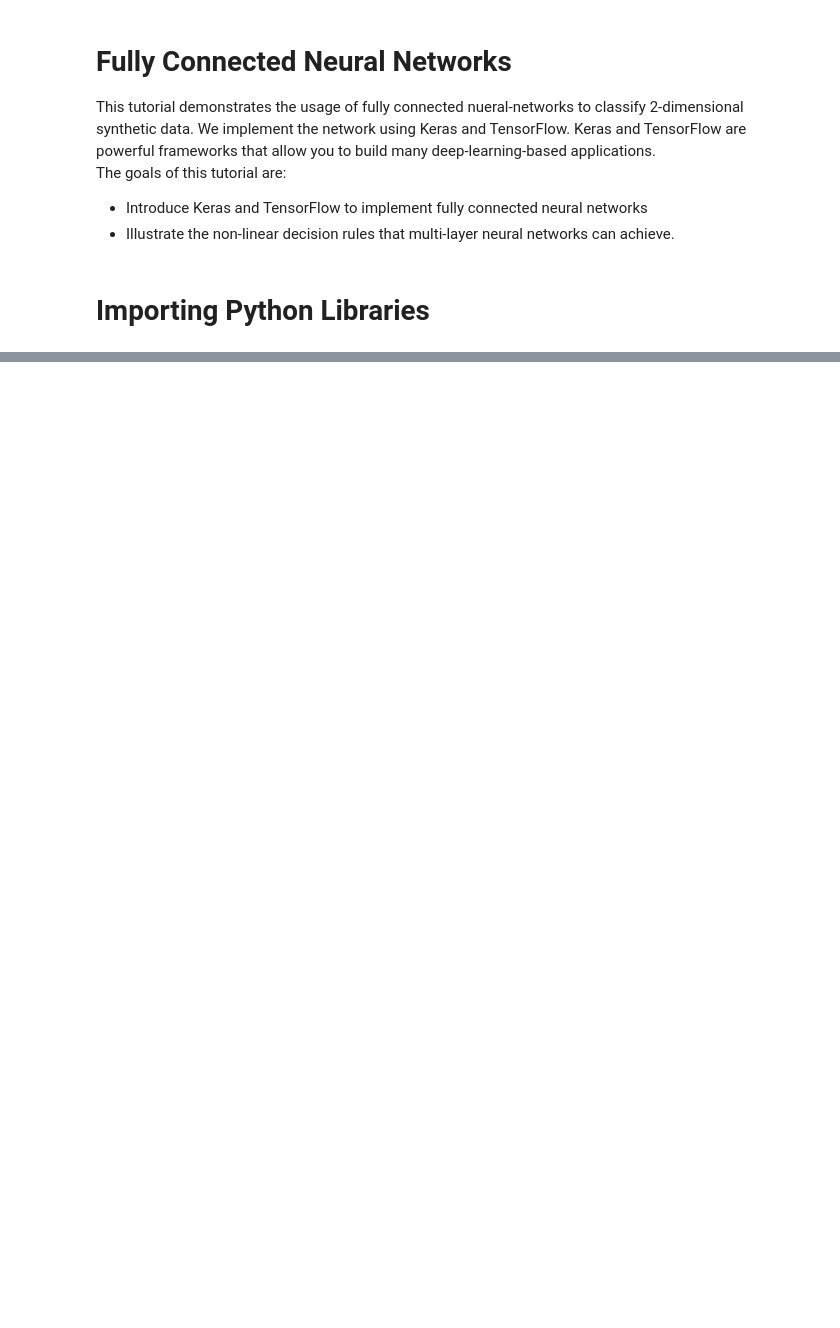
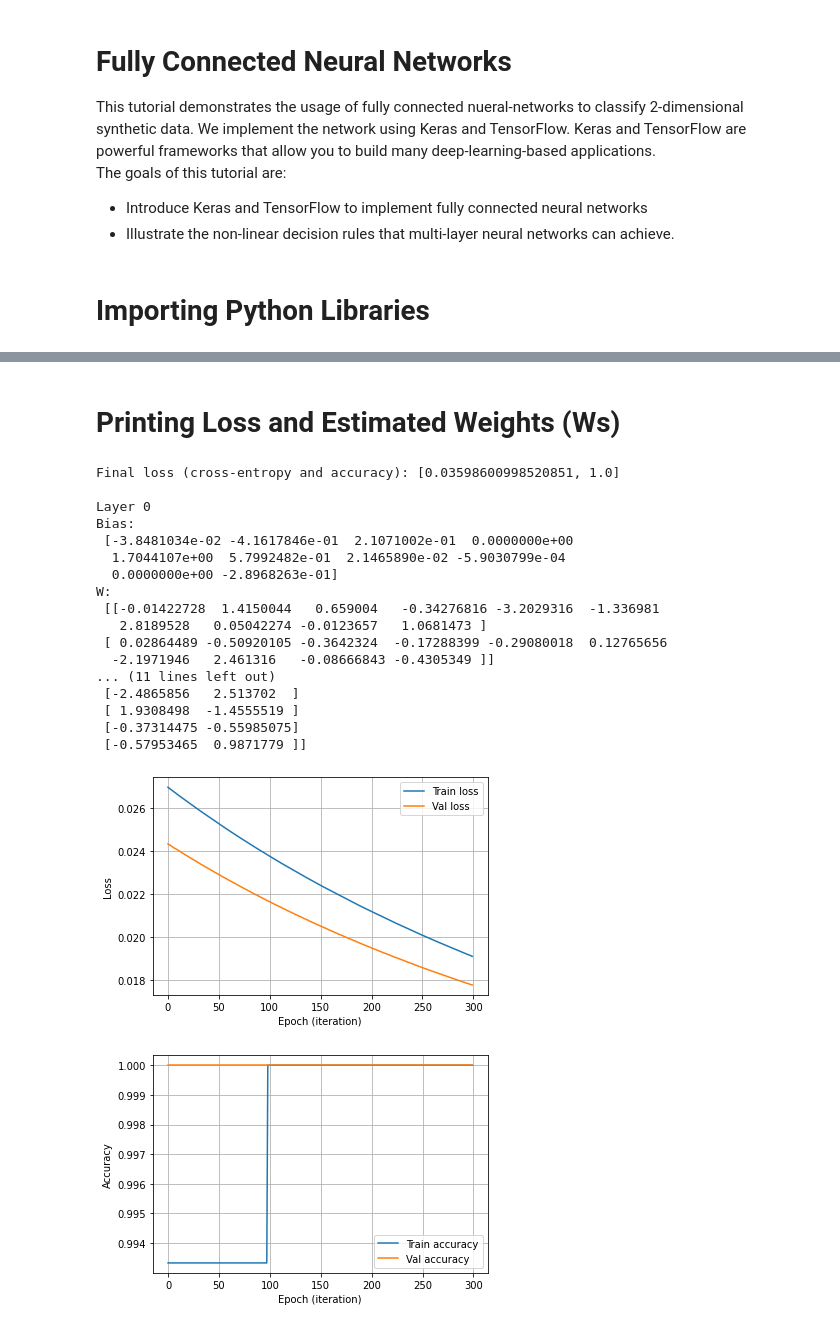
Before and after one commit to jposyluzny/ENEL645, a Jupyter notebook: Lectures/Week 2/DefiningFirstNeuralNet.ipynb, the cells around one changed output, grey strips where cells are left out. Cells and saved outputs as stored; diff of their text form; code cells hidden in the pictures; blank space fills up the shorter version.

```diff
--- a/Lectures/Week 2/DefiningFirstNeuralNet.ipynb
+++ b/Lectures/Week 2/DefiningFirstNeuralNet.ipynb
@@ -44,0 +147,12 @@ ModuleNotFoundError: ignored
+# %%
+def my_model(k, learning_rate = 0.15):
+  inputs = Input(shape=(2,))
+  l1 = Dense(10, activation='relu')(inputs) # relu = rectified layer units
+  out1 = Dense(k, activation='softmax')(l1)
+  model = Model(inputs=inputs, outputs = out1)
+  sgd = SGD(lr=learning_rate)
+  model.compile(optimizer=sgd, loss="categorical_crossentropy", metrics = ["accuracy"])
+  return model
+# %%
+model = my_model(k)
+print(model.summary())
@@ -44,0 +177,6 @@ ModuleNotFoundError: ignored
+# %%
+batch_size = train_split
+nb_epoch = 300
+n = X_train.shape[0] # number of training examples
+history = model.fit(X_train, Y_oh_train, validation_data = (X_val, Y_oh_val),
+                    batch_size=batch_size, epochs=nb_epoch,verbose=1)
@@ -44,0 +201,49 @@ ModuleNotFoundError: ignored
+# %% [markdown]
+# Printing Loss and Estimated Weights (Ws)
+# %%
+loss = model.evaluate(X_test, Y_oh_test, verbose=0)
+print('Final loss (cross-entropy and accuracy):',loss)
+print()
+W = model.get_weights()
+for ii in range(len(W)//2):
+    print("Layer %d" %ii)
+    print('Bias:\n', W[2*ii + 1])
+    print('W:\n', W[2*ii])
+    print()
+
+plt.plot(history.history['loss'], label = "Train loss")
+plt.plot(history.history['val_loss'], label = "Val loss")
+plt.xlabel("Epoch (iteration)")
+plt.ylabel("Loss")
+plt.legend()
+plt.grid()
+plt.show()
+
+
+plt.plot(history.history['accuracy'], label = "Train accuracy")
+plt.plot(history.history['val_accuracy'], label = "Val accuracy")
+plt.xlabel("Epoch (iteration)")
+plt.ylabel("Accuracy")
+plt.legend()
+plt.grid()
+plt.show()
+# %% [output]
+Final loss (cross-entropy and accuracy): [0.03598600998520851, 1.0]
+
+Layer 0
+Bias:
+ [-3.8481034e-02 -4.1617846e-01  2.1071002e-01  0.0000000e+00
+  1.7044107e+00  5.7992482e-01  2.1465890e-02 -5.9030799e-04
+  0.0000000e+00 -2.8968263e-01]
+W:
+ [[-0.01422728  1.4150044   0.659004   -0.34276816 -3.2029316  -1.336981
+   2.8189528   0.05042274 -0.0123657   1.0681473 ]
+ [ 0.02864489 -0.50920105 -0.3642324  -0.17288399 -0.29080018  0.12765656
+  -2.1971946   2.461316   -0.08666843 -0.4305349 ]]
+... (11 lines left out)
+ [-2.4865856   2.513702  ]
+ [ 1.9308498  -1.4555519 ]
+ [-0.37314475 -0.55985075]
+ [-0.57953465  0.9871779 ]]
+[figure, added]
+[figure, added]
```
Also changed, not shown: parts of 17 cells of this notebook.
